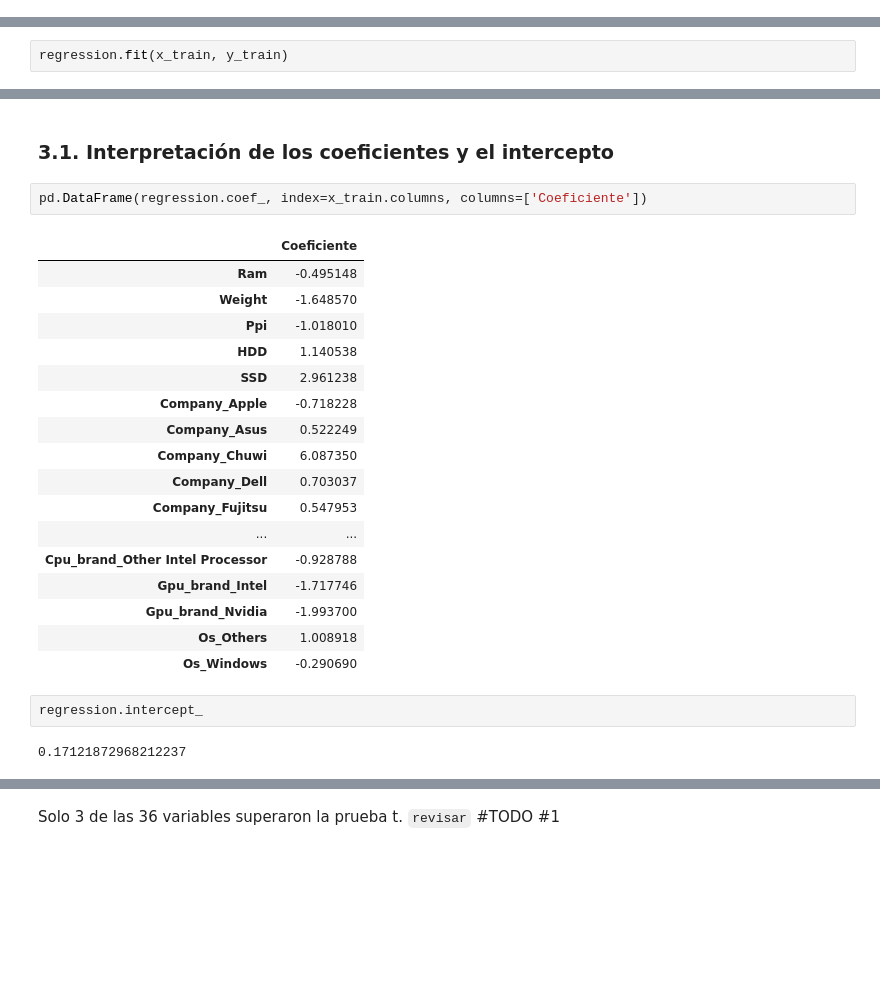
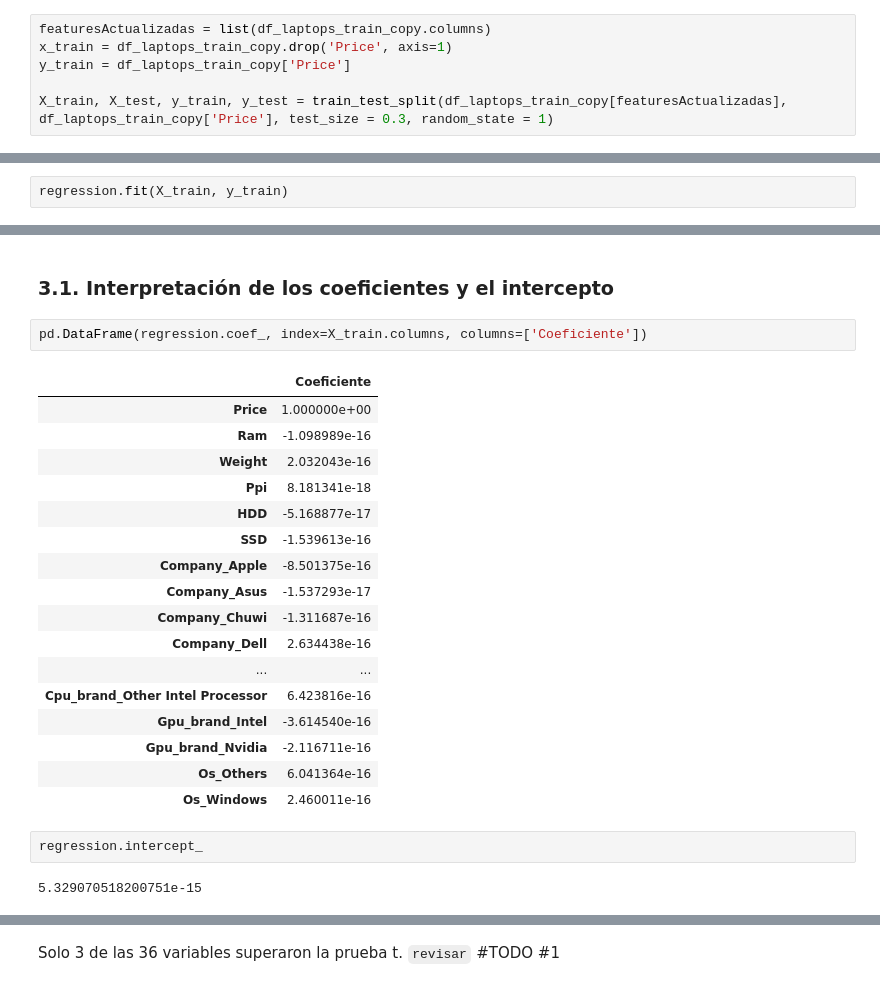
Before and after one commit to ddummann/BI-202302-1, a Jupyter notebook: Lab2/MainNotebook.ipynb, the cells around one changed output, grey strips where cells are left out. Saved outputs shown, nothing was run; the diff lists cells and outputs as text; blank space fills up the shorter version.

```diff
--- a/Lab2/MainNotebook.ipynb
+++ b/Lab2/MainNotebook.ipynb
@@ -675,2 +672,8 @@ y_train = df_laptops_train_copy['Price']
+# %%
+featuresActualizadas = list(df_laptops_train_copy.columns)
+x_train = df_laptops_train_copy.drop('Price', axis=1)
+y_train = df_laptops_train_copy['Price']
+
+X_train, X_test, y_train, y_test = train_test_split(df_laptops_train_copy[featuresActualizadas], df_laptops_train_copy['Price'], test_size = 0.3, random_state = 1)
 # %%
 # Mostrar filas con valores nulos
@@ -701,32 +704,32 @@ Os_Others                          0
 Os_Windows                         0
 dtype: int64
 # %%
-regression.fit(x_train, y_train)
+regression.fit(X_train, y_train)
 # %% [output]
 LinearRegression()
 # %% [markdown]
 ### 3.1. Interpretación de los coeficientes y el intercepto
 # %%
-pd.DataFrame(regression.coef_, index=x_train.columns, columns=['Coeficiente'])
+pd.DataFrame(regression.coef_, index=X_train.columns, columns=['Coeficiente'])
 # %% [output]
 |  | Coeficiente |
-| Ram | -0.495148 |
-| Weight | -1.648570 |
-| Ppi | -1.018010 |
-| HDD | 1.140538 |
-| SSD | 2.961238 |
-| Company_Apple | -0.718228 |
-| Company_Asus | 0.522249 |
-| Company_Chuwi | 6.087350 |
-| Company_Dell | 0.703037 |
-| Company_Fujitsu | 0.547953 |
+| Price | 1.000000e+00 |
+| Ram | -1.098989e-16 |
+| Weight | 2.032043e-16 |
+| Ppi | 8.181341e-18 |
+| HDD | -5.168877e-17 |
+| SSD | -1.539613e-16 |
+| Company_Apple | -8.501375e-16 |
+| Company_Asus | -1.537293e-17 |
+| Company_Chuwi | -1.311687e-16 |
+| Company_Dell | 2.634438e-16 |
 | ... | ... |
-| Cpu_brand_Other Intel Processor | -0.928788 |
-| Gpu_brand_Intel | -1.717746 |
-| Gpu_brand_Nvidia | -1.993700 |
-| Os_Others | 1.008918 |
-| Os_Windows | -0.290690 |
+| Cpu_brand_Other Intel Processor | 6.423816e-16 |
+| Gpu_brand_Intel | -3.614540e-16 |
+| Gpu_brand_Nvidia | -2.116711e-16 |
+| Os_Others | 6.041364e-16 |
+| Os_Windows | 2.460011e-16 |
 # %%
 regression.intercept_
 # %% [output]
-0.17121872968212237
+5.329070518200751e-15
```
Also changed, not shown: parts of 15 cells of this notebook.
